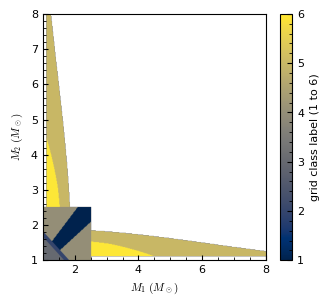
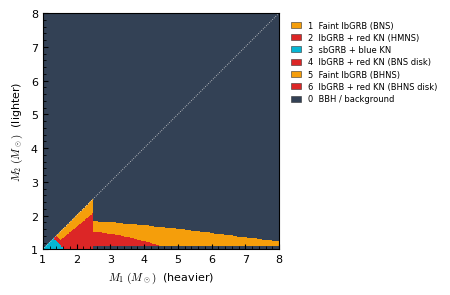
The notebook cell's code change between the first figure and the second:
--- before
+++ after
@@ -1,14 +1,49 @@
+from matplotlib.colors import ListedColormap, BoundaryNorm
+from matplotlib.patches import Patch
+
+from grb_classify import GRID_CLASS_LABELS
+from grb_plot_style import C_SB_BLUE, C_LB_HMNS, C_LB_DISK, C_FAINT, C_NO_GRB
+
 grid_axis = np.linspace(1.0, 8.0, 400)
 m1g, m2g = np.meshgrid(grid_axis, grid_axis)
 grid = classify_grid(m1g, m2g, ns_max=2.5, R_1p4_km=12.0)
 
-fig, ax = plt.subplots(figsize=(3.6, 3.2))
-im = ax.imshow(
-    np.where(grid == 0, np.nan, grid),
-    origin="lower", extent=[1, 8, 1, 8], aspect="auto",
-    cmap="cividis", vmin=1, vmax=6,
-)
-ax.set_xlabel(r"$M_1\ (M_\odot)$")
-ax.set_ylabel(r"$M_2\ (M_\odot)$")
-fig.colorbar(im, ax=ax, label="grid class label (1 to 6)")
+# classify_grid is symmetric in (m1, m2), so keep only the m1 >= m2 half
+# (the upper triangle is its mirror image) and drop label 0 (BBH, out of
+# range, or below the NS floor).  Both masked regions show as the project
+# background grey, so the populated BNS triangle and BHNS strip stand out.
+grid_plot = np.ma.array(grid, mask=(grid == 0) | (m2g > m1g))
+
+# Discrete palette keyed to grb_classify.GRID_CLASS_LABELS (1-6), reusing
+# the locked grb_plot_style hexes.  The two lbGRB + red KN classes share
+# the project red and the two faint classes share the project amber, so the
+# BNS triangle and the BHNS strip are read apart by position and the legend
+# rather than by hue.
+grid_colors = [C_FAINT, C_LB_HMNS, C_SB_BLUE, C_LB_DISK, C_FAINT, C_LB_DISK]
+cmap_grid = ListedColormap(grid_colors)
+norm_grid = BoundaryNorm(np.arange(0.5, 7.5, 1.0), cmap_grid.N)
+
+fig, ax = plt.subplots(figsize=(5.2, 3.0))
+ax.set_facecolor(C_NO_GRB)  # BBH / unclassified background
+ax.pcolormesh(m1g, m2g, grid_plot, cmap=cmap_grid, norm=norm_grid,
+              shading="nearest", rasterized=True)
+ax.plot([1, 8], [1, 8], color="0.85", lw=0.6, ls=":")  # m1 = m2 diagonal
+
+ax.set_xlim(1, 8)
+ax.set_ylim(1, 8)
+ax.set_aspect("equal")
+ax.set_xlabel(r"$M_1\ (M_\odot)$  (heavier)")
+ax.set_ylabel(r"$M_2\ (M_\odot)$  (lighter)")
+
+# Discrete legend: the labels are categorical, so a continuous 1-6 colorbar
+# would misread as an ordinal scale.
+handles = [Patch(facecolor=grid_colors[k - 1], edgecolor="0.2", lw=0.4,
+                 label=f"{k}  {GRID_CLASS_LABELS[k]}")
+           for k in sorted(GRID_CLASS_LABELS)]
+handles.append(Patch(facecolor=C_NO_GRB, edgecolor="0.2", lw=0.4,
+                     label="0  BBH / background"))
+ax.legend(handles=handles, fontsize=6, loc="upper left",
+          bbox_to_anchor=(1.02, 1.0), frameon=False,
+          handlelength=1.2, labelspacing=0.4)
+fig.tight_layout()
 plt.show()

Commit: completed the walkthrough